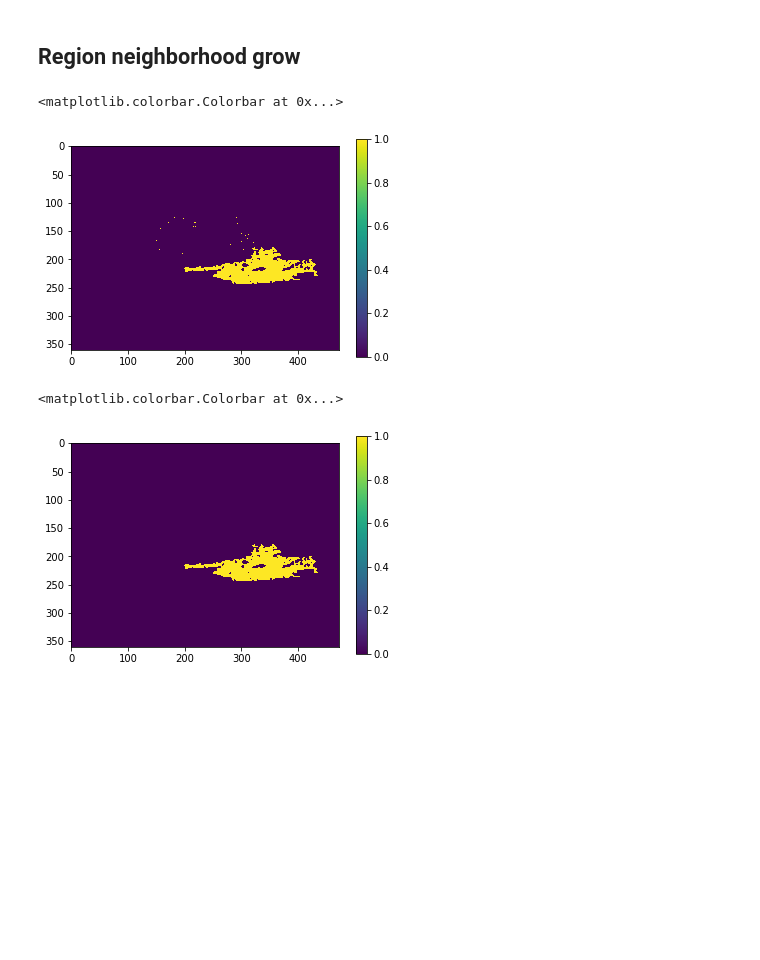
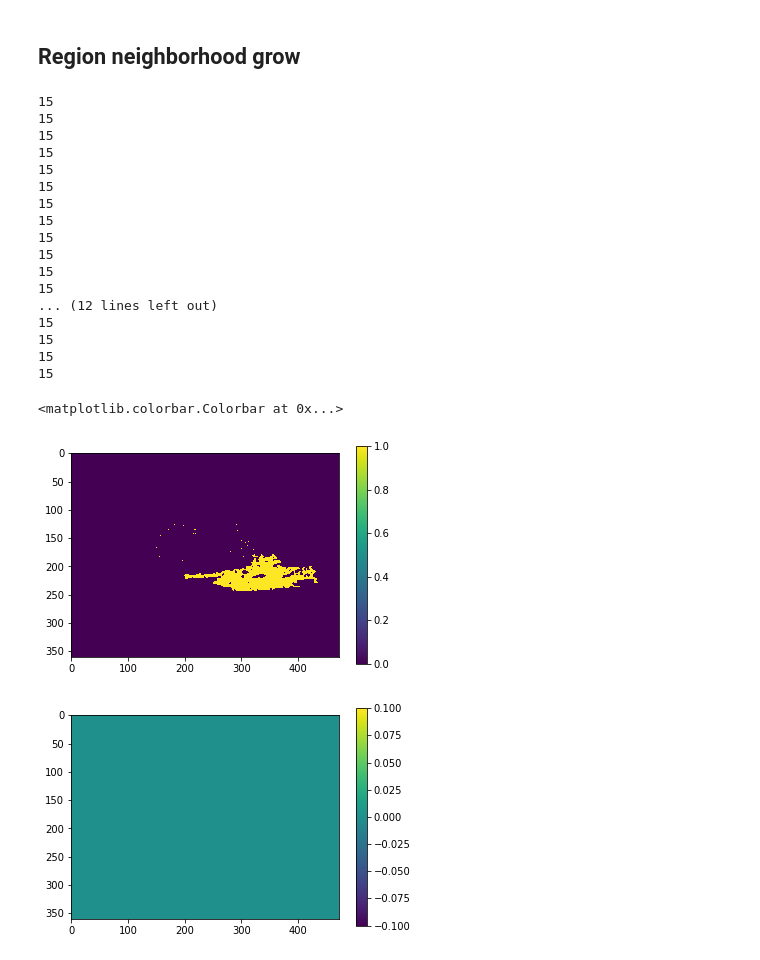
Before and after one commit to penn-ultrasound-research-laboratory/Deep-Ultrasound-Classification, a Jupyter notebook: _notebooks/LeakPluggingCary.ipynb, the cells around one changed output. Cells and saved outputs as stored; diff of their text form; code cells hidden in the pictures; blank space fills up the shorter version.

Commit message:
step backwards plug mask seems broken

```diff
--- a/_notebooks/LeakPluggingCary.ipynb
+++ b/_notebooks/LeakPluggingCary.ipynb
@@ -22,7 +22,7 @@ from src.constants.ultrasoundConstants import (
 )
 
 CONNECTIVITY = 4
-MIN_RADIUS = 1
+MIN_RADIUS = 15
 MAX_RADIUS = 20
 # %%
 def absolute_max(ndarray):
@@ -94,7 +94,8 @@ def prune_mask_to_kernel_radius(mask, radius):
     nlabels, labeled = cv2.connectedComponents(mask, CONNECTIVITY)
     for l in range(1, nlabels):
         component = (labeled == l).astype(np.uint8)
-        if max_interior_radius(MIN_RADIUS, MAX_RADIUS, component) >= radius:
+#         print(max_interior_radius(MIN_RADIUS, MAX_RADIUS, component))
+        if max_interior_radius(MIN_RADIUS, MAX_RADIUS, component) < radius:
             pruned_mask += component
 
     return pruned_mask
@@ -174,29 +175,44 @@ plt.imshow(seed_range_thresholded_image)
 # %%
 kernel_radius = 1
 
 radius_1 = iterate_until_stop_growing_exponential_backoff(
     np.copy(seed_region_mask),
     grow_region,
     seed_range_thresholded_image,
     disk_kernel(1),
     iters_per_round = 3)
 
 radius_2 = iterate_until_stop_growing_exponential_backoff(
     np.copy(seed_region_mask),
     grow_region,
     seed_range_thresholded_image,
     disk_kernel(2),
     iters_per_round = 3)
 
+plt.figure()
 plt.imshow(radius_1 - radius_2)
 plt.colorbar()
+plt.figure()
+plt.imshow(prune_mask_to_kernel_radius(radius_1 - radius_2, 10))
+plt.colorbar()
 # %% [output]
-<matplotlib.colorbar.Colorbar at 0x...>
+15
+15
+15
+15
+15
+15
+15
+15
+15
+15
+15
+15
+... (12 lines left out)
+15
+15
+15
+15
+<matplotlib.colorbar.Colorbar at 0x...>
 [figure]
+[figure, added]
-# %%
-test = radius_1 - radius_2
-plt.imshow(prune_mask_to_kernel_radius(test, 2))
-plt.colorbar()
-# %% [output]
-<matplotlib.colorbar.Colorbar at 0x...>
-[figure, removed]
```
Also changed, not shown: parts of 4 cells of this notebook.
